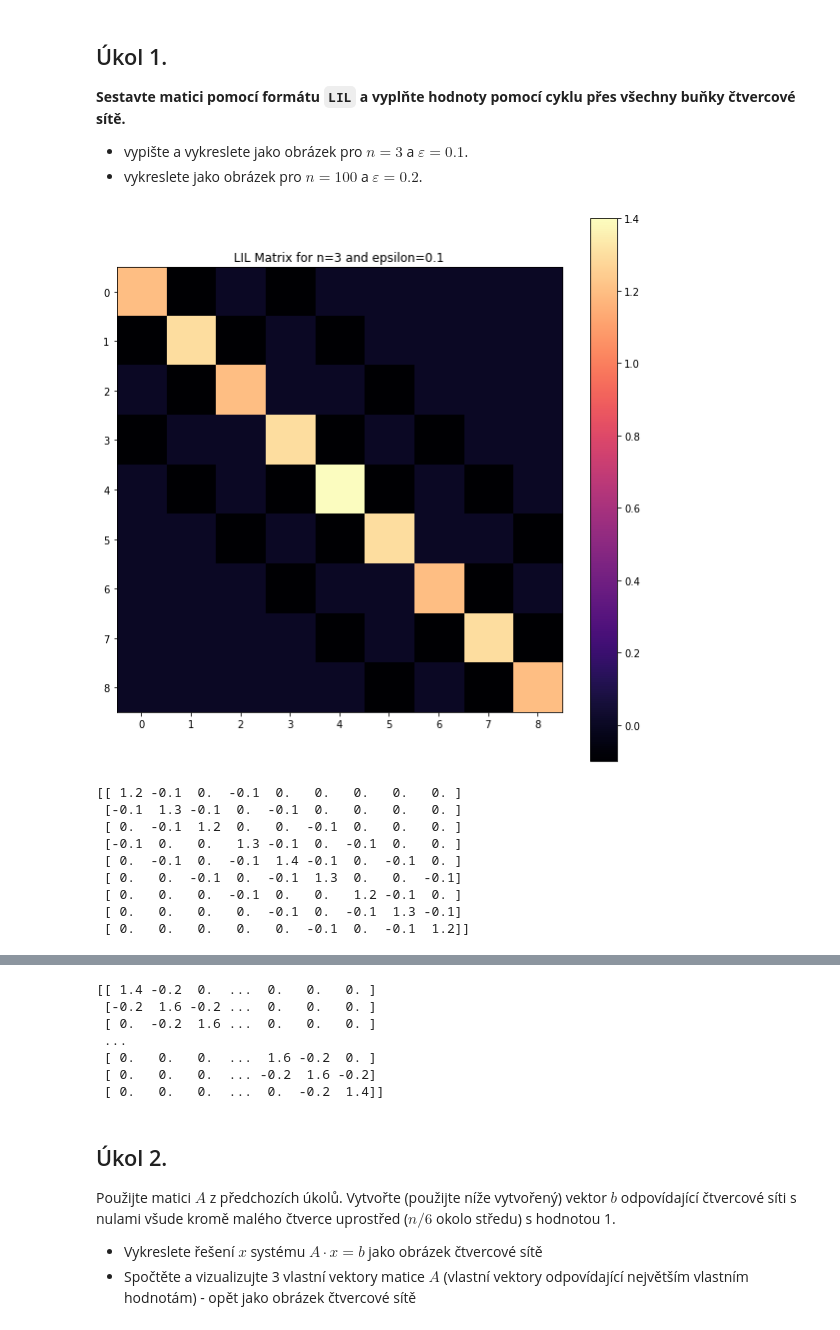
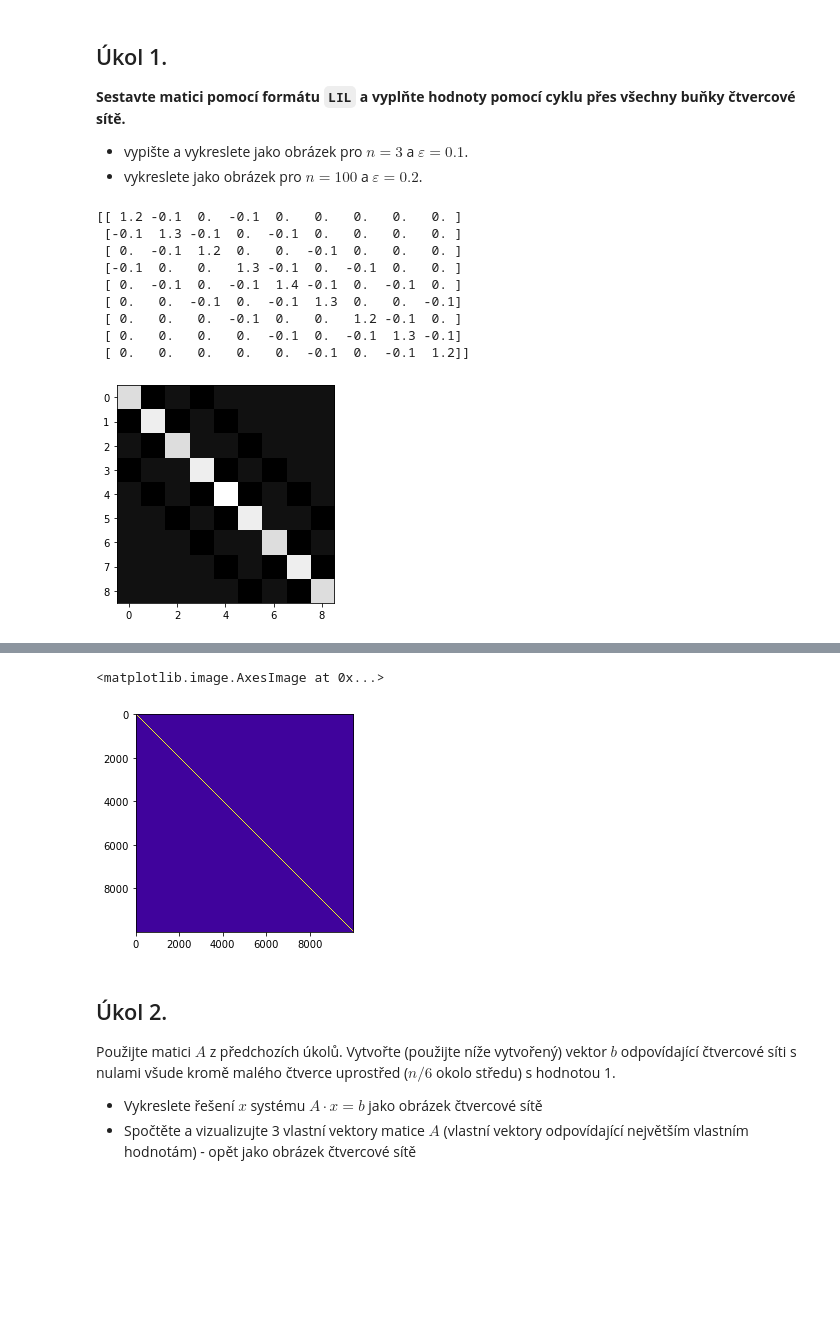
Before and after one commit to NIE0087/vvp-DU, a Jupyter notebook: DU5.ipynb, the cells around one changed output, grey strips where cells are left out. Drawn from its saved outputs; the diff is of its cells as text; code cells hidden in the pictures; blank space fills up the shorter version.

```diff
--- a/DU5.ipynb
+++ b/DU5.ipynb
@@ -41,49 +41,45 @@ Pro $n=3$ a $\varepsilon = 0.1$ by měla matice (v plné formě) měla vypadat n
  - vykreslete jako obrázek pro $n=100$ a $\varepsilon = 0.2$.
 # %%
 import scipy.sparse as sparse
-
-def LIL_matrix(n,epsilon):
+import matplotlib.pyplot as plt
+def A_efficiently(n,epsilon):
 
  A = sparse.lil_matrix((n*n, n*n))
  for i in range(n):
      for j in range(n):
         # TODO fill matrix A - diagonal and non-diagonal elements
             idx = i * n + j
 
             neighbours = []
             if i > 0:
                 neighbours.append((i - 1, j))
             if i < n - 1:
                 neighbours.append((i + 1, j))
             if j > 0:
                 neighbours.append((i, j - 1))
             if j < n - 1:
                 neighbours.append((i, j + 1))
 
             A[idx, idx] = 1 + len(neighbours) * epsilon
 
             for neighbour in neighbours:
                 neighbour_index = neighbour[0] * n + neighbour[1]
                 A[idx, neighbour_index] = -epsilon
+ return A
 
- plt.figure(figsize=(10, 10))
- plt.imshow(A.todense(), cmap='magma')
- plt.colorbar()
- plt.title(f'LIL Matrix for n={n} and epsilon={epsilon}')
- plt.show()
- print(A.todense())
+A = A_efficiently(3,1e-1)
 
-
-LIL_matrix(3,1e-1)
-LIL_matrix(100,2e-1) #the digaonal isn't very visible on the picture, but it is there
+#plt.spy(A.todense(),markersize=5)
+plt.imshow(A.todense(), interpolation='nearest',cmap='gray')
+print(A.todense())
 # %% [output]
+[[ 1.2 -0.1  0.  -0.1  0.   0.   0.   0.   0. ]
+ [-0.1  1.3 -0.1  0.  -0.1  0.   0.   0.   0. ]
+ [ 0.  -0.1  1.2  0.   0.  -0.1  0.   0.   0. ]
+ [-0.1  0.   0.   1.3 -0.1  0.  -0.1  0.   0. ]
+ [ 0.  -0.1  0.  -0.1  1.4 -0.1  0.  -0.1  0. ]
+ [ 0.   0.  -0.1  0.  -0.1  1.3  0.   0.  -0.1]
+ [ 0.   0.   0.  -0.1  0.   0.   1.2 -0.1  0. ]
+ [ 0.   0.   0.   0.  -0.1  0.  -0.1  1.3 -0.1]
+ [ 0.   0.   0.   0.   0.  -0.1  0.  -0.1  1.2]]
-[figure, old version]
+[figure, new version]
-[[ 1.2 -0.1  0.  -0.1  0.   0.   0.   0.   0. ]
- [-0.1  1.3 -0.1  0.  -0.1  0.   0.   0.   0. ]
- [ 0.  -0.1  1.2  0.   0.  -0.1  0.   0.   0. ]
- [-0.1  0.   0.   1.3 -0.1  0.  -0.1  0.   0. ]
- [ 0.  -0.1  0.  -0.1  1.4 -0.1  0.  -0.1  0. ]
- [ 0.   0.  -0.1  0.  -0.1  1.3  0.   0.  -0.1]
- [ 0.   0.   0.  -0.1  0.   0.   1.2 -0.1  0. ]
- [ 0.   0.   0.   0.  -0.1  0.  -0.1  1.3 -0.1]
- [ 0.   0.   0.   0.   0.  -0.1  0.  -0.1  1.2]]
@@ -91,10 +86,11 @@ LIL_matrix(100,2e-1) #the digaonal isn't very visible on the picture, but it is
-[[ 1.4 -0.2  0.  ...  0.   0.   0. ]
- [-0.2  1.6 -0.2 ...  0.   0.   0. ]
- [ 0.  -0.2  1.6 ...  0.   0.   0. ]
- ...
- [ 0.   0.   0.  ...  1.6 -0.2  0. ]
- [ 0.   0.   0.  ... -0.2  1.6 -0.2]
- [ 0.   0.   0.  ...  0.  -0.2  1.4]]
+# %%
+A = A_efficiently(100,2e-1)
+
+#plt.spy(A.todense(),markersize=5)
+plt.imshow(A.todense(), interpolation='nearest',cmap='plasma')
+# %% [output]
+<matplotlib.image.AxesImage at 0x...>
+[figure, added]
 # %% [markdown]
 ## Úkol 2.
 
```
Also changed, not shown: parts of 4 cells of this notebook.
